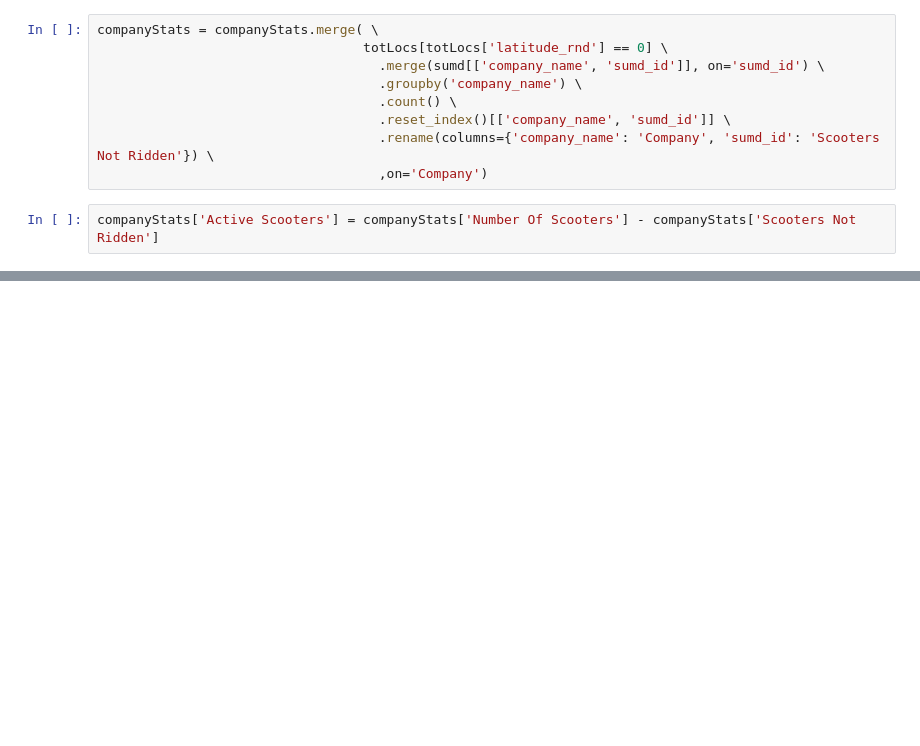
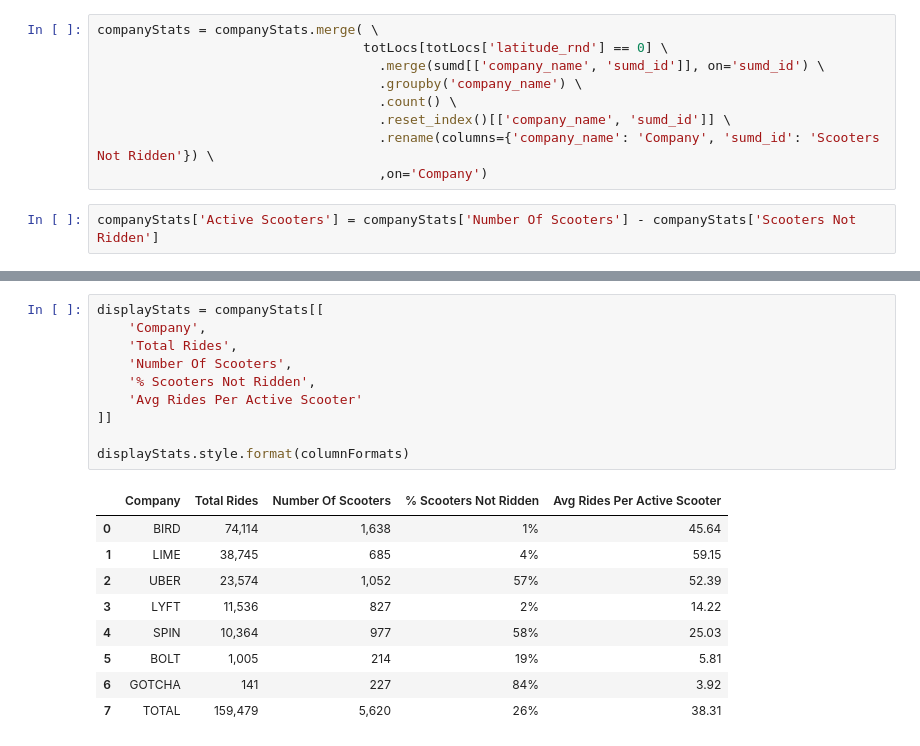
Before and after one commit to code-for-nashville/scooter-stories, a Jupyter notebook: scooter-report-card/scooter-report-card.ipynb, the cells around one changed output, grey strips where cells are left out. Cells and saved outputs as stored; diff of their text form; blank space fills up the shorter version.

```diff
--- a/scooter-report-card/scooter-report-card.ipynb
+++ b/scooter-report-card/scooter-report-card.ipynb
@@ -132,0 +185,20 @@ companyStats.style.format(columnFormats)
+# %%
+displayStats = companyStats[[
+    'Company',
+    'Total Rides',
+    'Number Of Scooters',
+    '% Scooters Not Ridden',
+    'Avg Rides Per Active Scooter'
+]]
+
+displayStats.style.format(columnFormats)
+# %% [output]
+|  | Company | Total Rides | Number Of Scooters | % Scooters Not Ridden | Avg Rides Per Active Scooter |
+| 0 | BIRD | 74,114 | 1,638 | 1% | 45.64 |
+| 1 | LIME | 38,745 | 685 | 4% | 59.15 |
+| 2 | UBER | 23,574 | 1,052 | 57% | 52.39 |
+| 3 | LYFT | 11,536 | 827 | 2% | 14.22 |
+| 4 | SPIN | 10,364 | 977 | 58% | 25.03 |
+| 5 | BOLT | 1,005 | 214 | 19% | 5.81 |
+| 6 | GOTCHA | 141 | 227 | 84% | 3.92 |
+| 7 | TOTAL | 159,479 | 5,620 | 26% | 38.31 |
```
Also changed, not shown: parts of 7 cells of this notebook, 1 other file.
